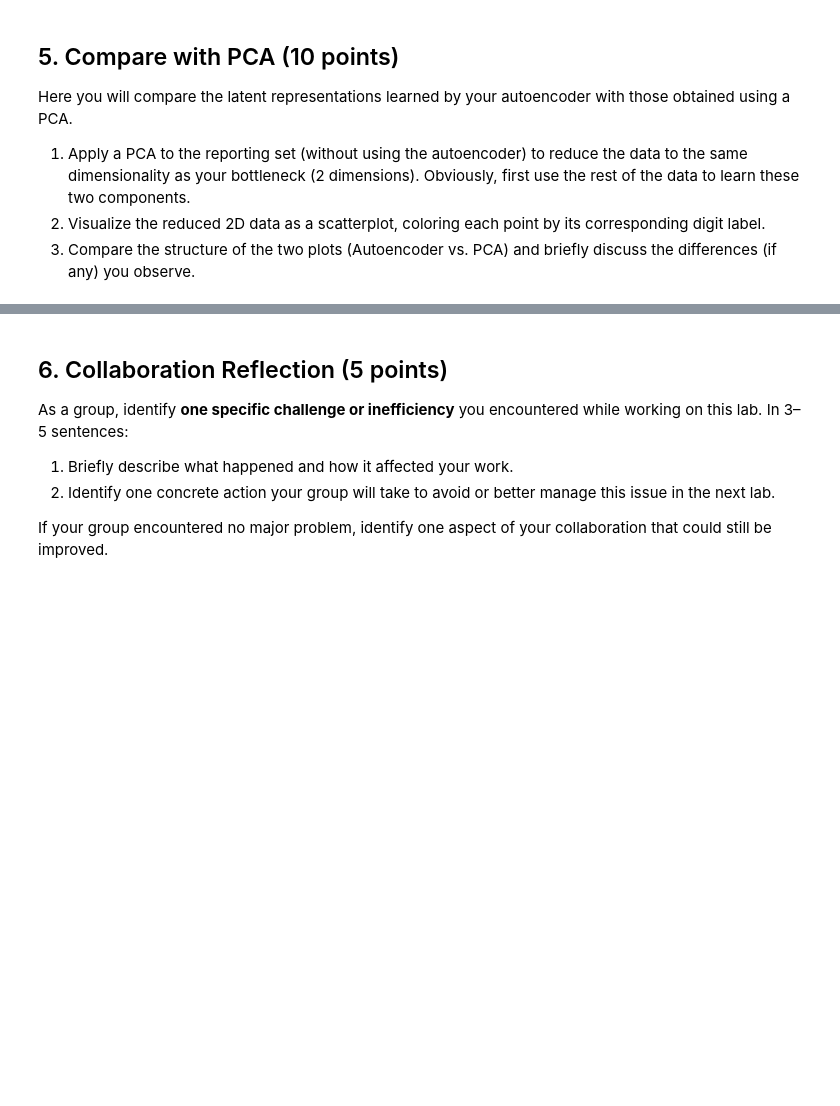
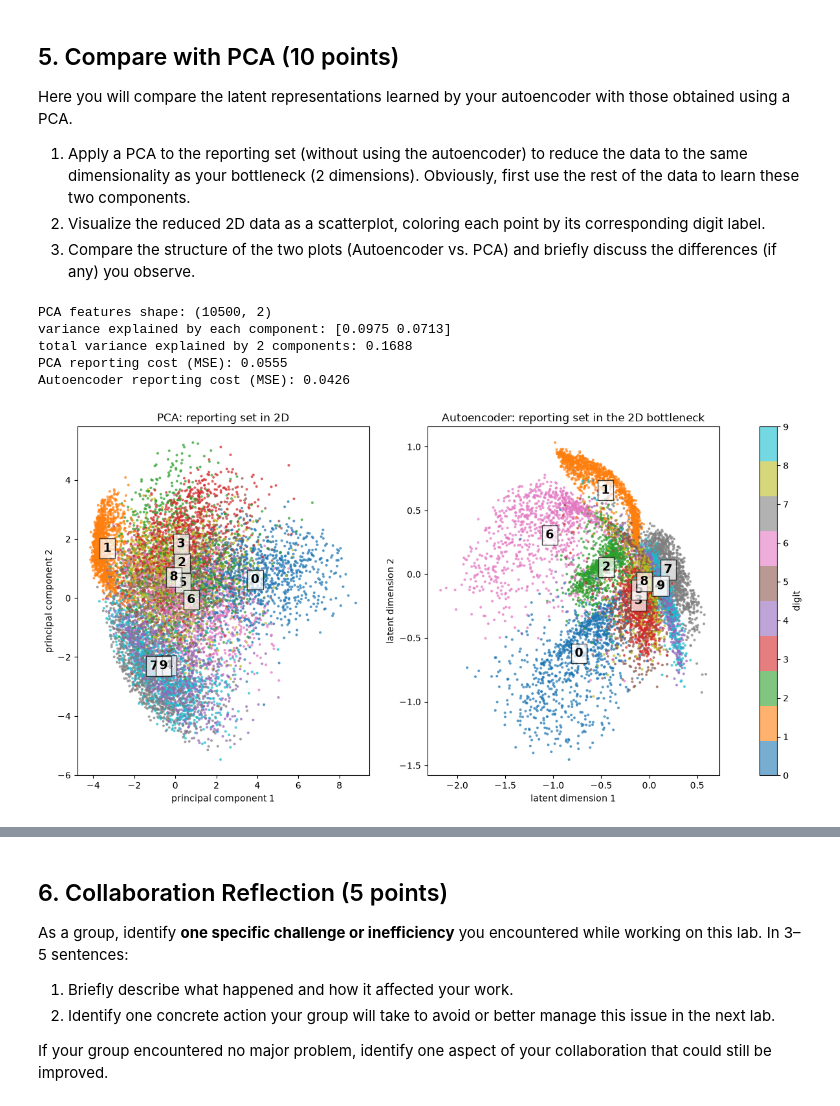
Before and after one commit to AudreyStelle/ML-Lab-3-Non-linear-Dimensionality-Reduction---t-SNE-and-UMAP, a Jupyter notebook: 06-autoencoders.ipynb, the cells around one changed output, grey strips where cells are left out. Drawn from its saved outputs; the diff is of its cells as text; code cells hidden in the pictures; blank space fills up the shorter version.

```diff
--- a/06-autoencoders.ipynb
+++ b/06-autoencoders.ipynb
@@ -461,4 +479,53 @@ Here you will compare the latent representations learned by your autoencoder wit
 2. Visualize the reduced 2D data as a scatterplot, coloring each point by its corresponding digit label.
 3. Compare the structure of the two plots (Autoencoder vs. PCA) and briefly discuss the differences (if any) you observe.
 # %%
-# USE AS MANY CELLS AS NEEDED
+from sklearn.decomposition import PCA
+
+# PCA is a fitted transformation, so we learn the 2 components only from the data
+# that is NOT the reporting set (fitting + tuning), and then just apply them to the reporting set
+X_rest_np = torch.cat([X_fit, X_tune]).numpy()
+X_report_np = X_report.numpy()
+
+pca = PCA(n_components=2, random_state=0)
+pca.fit(X_rest_np)
+
+latents_pca = pca.transform(X_report_np)
+labels_pca = y_report.numpy()
+
+print("PCA features shape:", latents_pca.shape)
+print("variance explained by each component:", pca.explained_variance_ratio_.round(4))
+print("total variance explained by 2 components:", round(pca.explained_variance_ratio_.sum(), 4))
+
+# reconstruction cost of PCA on the reporting set, to compare with the autoencoder's reporting cost
+X_report_pca_rec = pca.inverse_transform(latents_pca)
+print("PCA reporting cost (MSE):", round(float(((X_report_pca_rec - X_report_np) ** 2).mean()), 4))
+print("Autoencoder reporting cost (MSE):", round(criterion(reconstructions, originals).item(), 4))
+# %% [output]
+PCA features shape: (10500, 2)
+variance explained by each component: [0.0975 0.0713]
+total variance explained by 2 components: 0.1688
+PCA reporting cost (MSE): 0.0555
+Autoencoder reporting cost (MSE): 0.0426
+# %%
+# PCA (left) next to the autoencoder bottleneck (right), same reporting set and same colors
+fig, axes = plt.subplots(1, 2, figsize=(16, 7))
+
+for ax, Z, lab, title in [
+    (axes[0], latents_pca, labels_pca, "PCA: reporting set in 2D"),
+    (axes[1], latents_autoencoder, labels, "Autoencoder: reporting set in the 2D bottleneck"),
+]:
+    sc = ax.scatter(Z[:, 0], Z[:, 1], c=lab, cmap="tab10", s=4, alpha=0.6)
+    for d in range(10):
+        center = Z[lab == d].mean(axis=0)
+        ax.text(center[0], center[1], str(d), fontsize=14, weight="bold",
+                ha="center", va="center", bbox=dict(facecolor="white", alpha=0.7))
+    ax.set_title(title)
+
+axes[0].set_xlabel("principal component 1")
+axes[0].set_ylabel("principal component 2")
+axes[1].set_xlabel("latent dimension 1")
+axes[1].set_ylabel("latent dimension 2")
+fig.colorbar(sc, ax=axes, ticks=range(10), label="digit")
+plt.show()
+# %% [output]
+[figure, added]
```
Also changed, not shown: parts of 14 cells of this notebook.
